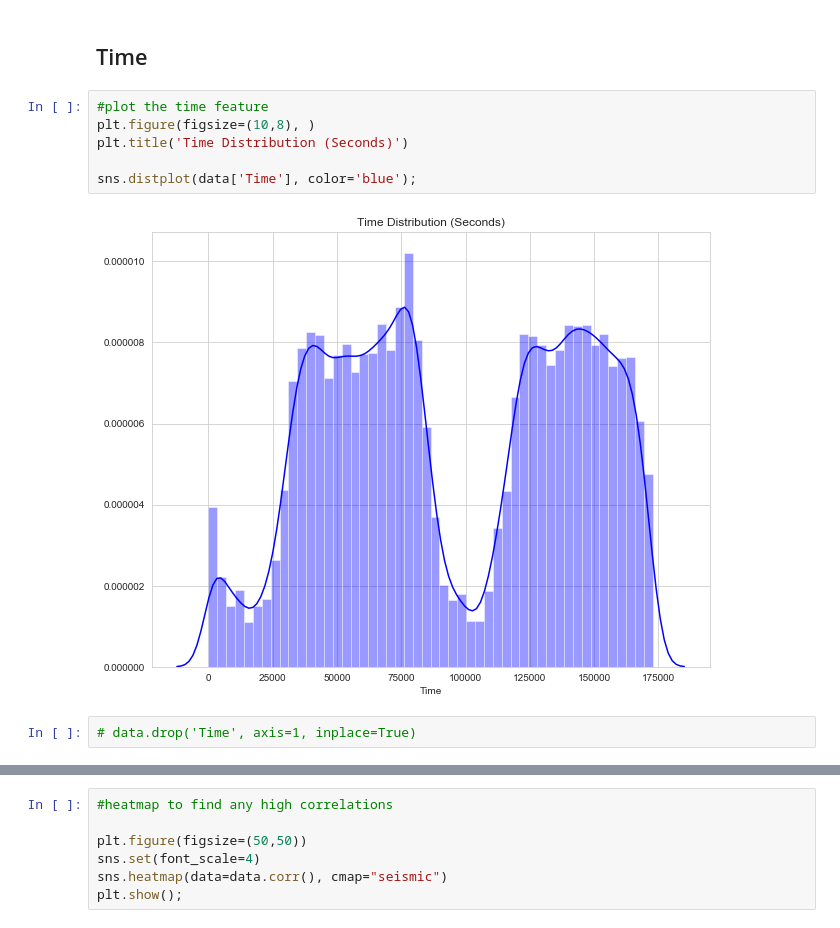
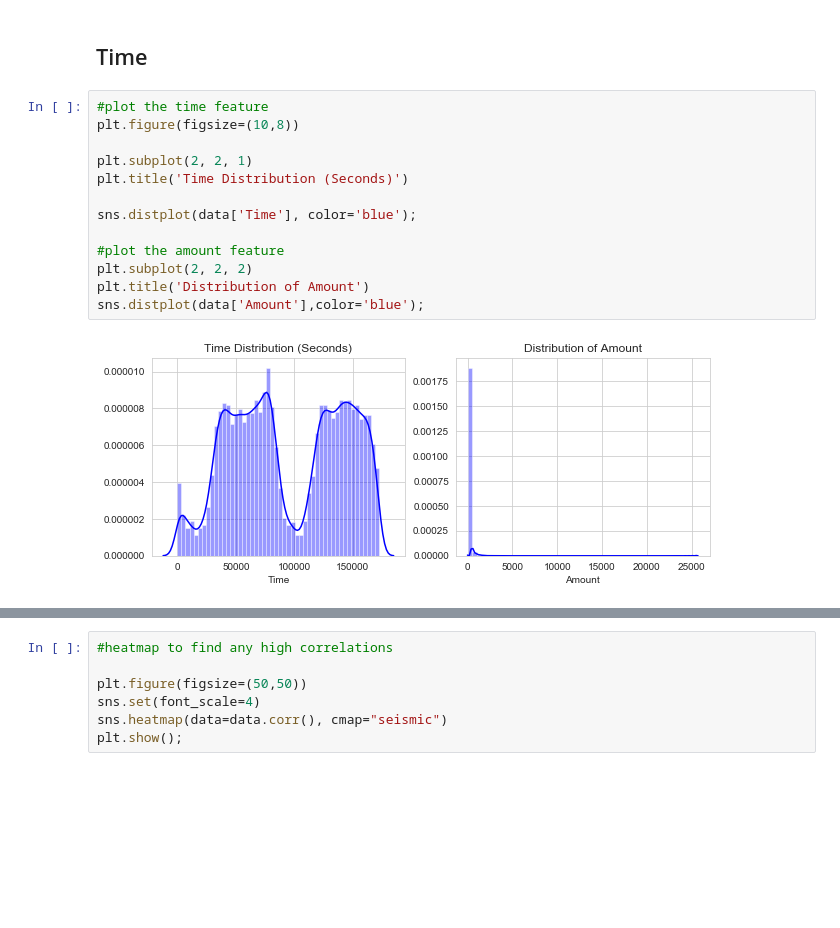
Before and after one commit to fares-ds/Credit-Card-Fraud-Detection, a Jupyter notebook: Credit_card_fraud_detection.ipynb, the cells around one changed output, grey strips where cells are left out. Saved outputs shown, nothing was run; the diff lists cells and outputs as text; blank space fills up the shorter version.

```diff
--- a/Credit_card_fraud_detection.ipynb
+++ b/Credit_card_fraud_detection.ipynb
@@ -126,11 +104,16 @@ Minumum: 0
 ## Time
 # %%
 #plot the time feature
-plt.figure(figsize=(10,8), )
+plt.figure(figsize=(10,8))
+
+plt.subplot(2, 2, 1)
 plt.title('Time Distribution (Seconds)')
 
 sns.distplot(data['Time'], color='blue');
+
+#plot the amount feature
+plt.subplot(2, 2, 2)
+plt.title('Distribution of Amount')
+sns.distplot(data['Amount'],color='blue');
 # %% [output]
-[figure, old version]
+[figure, new version]
-# %%
-# data.drop('Time', axis=1, inplace=True)
```
Also changed, not shown: parts of 21 cells of this notebook.
